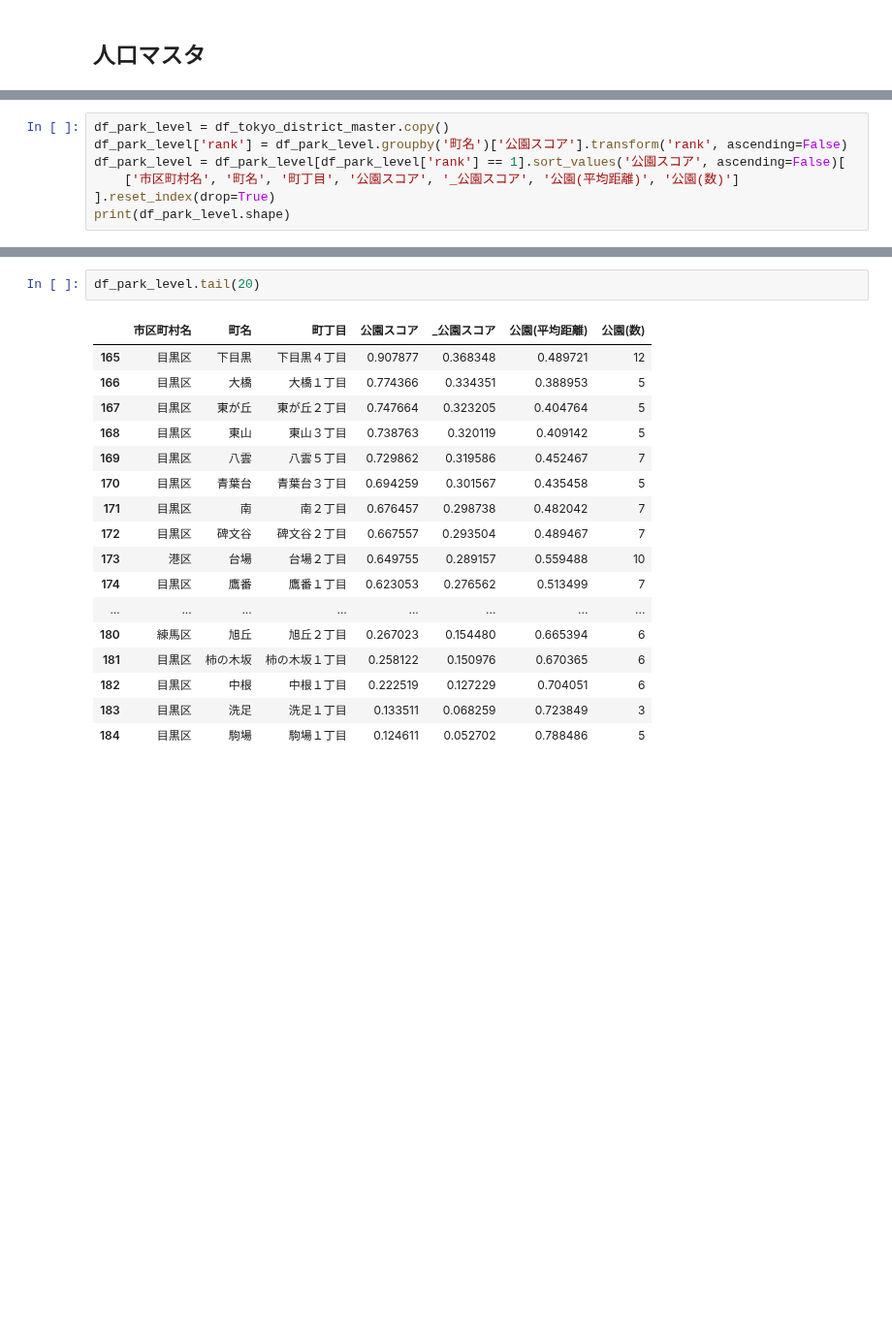
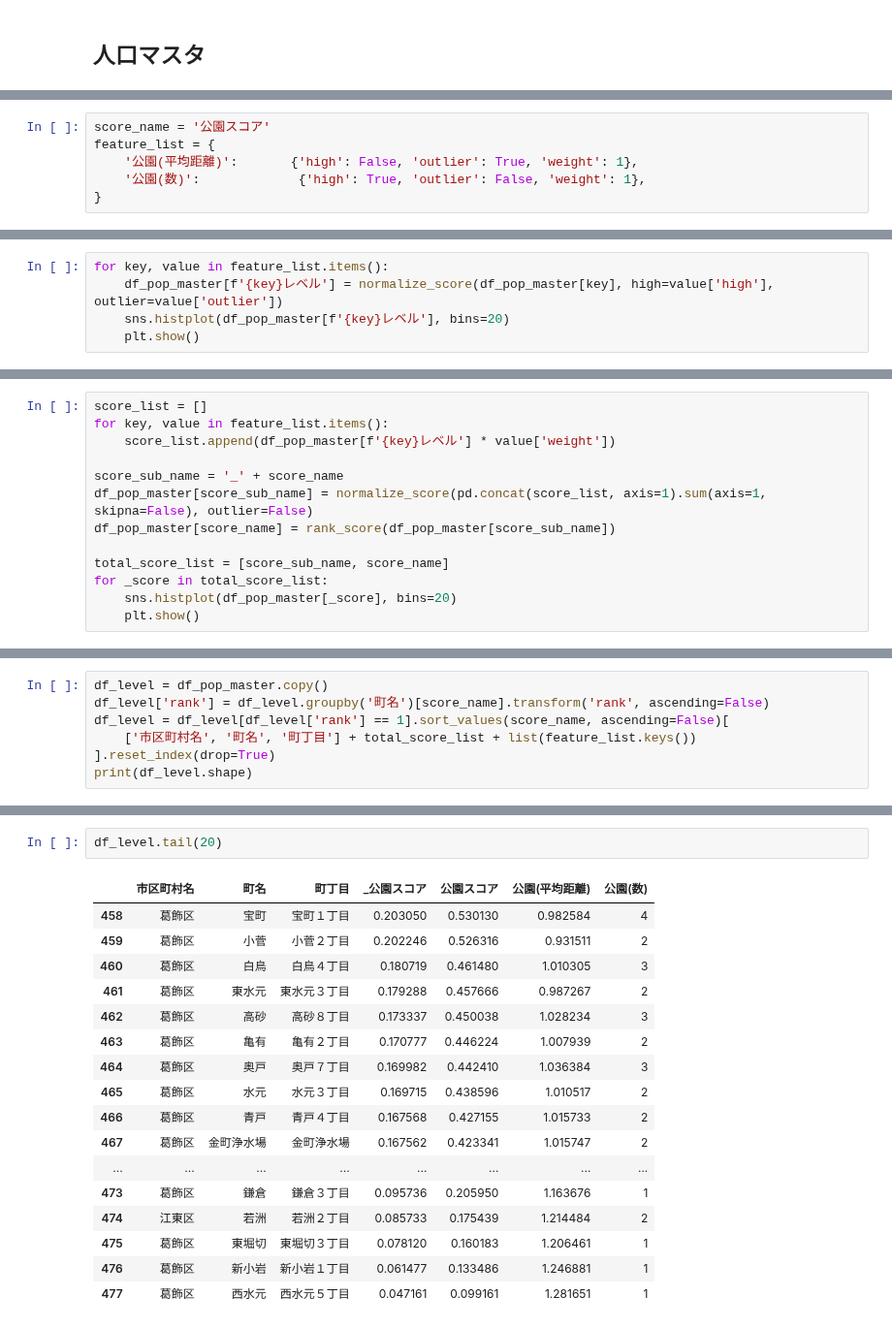
Before and after one commit to z-guard/analysis, a Jupyter notebook: notebooks/park.ipynb, the cells around one changed output, grey strips where cells are left out. Shown at 97% size. Drawn from its saved outputs; the diff is of its cells as text; blank space fills up the shorter version.

```diff
--- a/notebooks/park.ipynb
+++ b/notebooks/park.ipynb
@@ -405 +579,7 @@ plt.show()
+# %%
+score_name = '公園スコア'
+feature_list = {
+    '公園(平均距離)':       {'high': False, 'outlier': True, 'weight': 1},
+    '公園(数)':             {'high': True, 'outlier': False, 'weight': 1},
+}
 # %%
@@ -463,0 +592,5 @@ plt.show()
+# %%
+for key, value in feature_list.items():
+    df_pop_master[f'{key}レベル'] = normalize_score(df_pop_master[key], high=value['high'], outlier=value['outlier'])
+    sns.histplot(df_pop_master[f'{key}レベル'], bins=20)
+    plt.show()
@@ -463,0 +600,13 @@ plt.show()
+# %%
+score_list = []
+for key, value in feature_list.items():
+    score_list.append(df_pop_master[f'{key}レベル'] * value['weight'])
+
+score_sub_name = '_' + score_name
+df_pop_master[score_sub_name] = normalize_score(pd.concat(score_list, axis=1).sum(axis=1, skipna=False), outlier=False)
+df_pop_master[score_name] = rank_score(df_pop_master[score_sub_name])
+
+total_score_list = [score_sub_name, score_name]
+for _score in total_score_list:
+    sns.histplot(df_pop_master[_score], bins=20)
+    plt.show()
@@ -474,8 +637,8 @@ plt.show()
 # %%
-df_park_level = df_tokyo_district_master.copy()
-df_park_level['rank'] = df_park_level.groupby('町名')['公園スコア'].transform('rank', ascending=False)
-df_park_level = df_park_level[df_park_level['rank'] == 1].sort_values('公園スコア', ascending=False)[
-    ['市区町村名', '町名', '町丁目', '公園スコア', '_公園スコア', '公園(平均距離)', '公園(数)']
+df_level = df_pop_master.copy()
+df_level['rank'] = df_level.groupby('町名')[score_name].transform('rank', ascending=False)
+df_level = df_level[df_level['rank'] == 1].sort_values(score_name, ascending=False)[
+    ['市区町村名', '町名', '町丁目'] + total_score_list + list(feature_list.keys())
 ].reset_index(drop=True)
-print(df_park_level.shape)
+print(df_level.shape)
 # %% [output]
@@ -503,20 +666,20 @@ df_park_level.head(20)
 # %%
-df_park_level.tail(20)
+df_level.tail(20)
 # %% [output]
-|  | 市区町村名 | 町名 | 町丁目 | 公園スコア | _公園スコア | 公園(平均距離) | 公園(数) |
-| 165 | 目黒区 | 下目黒 | 下目黒４丁目 | 0.907877 | 0.368348 | 0.489721 | 12 |
-| 166 | 目黒区 | 大橋 | 大橋１丁目 | 0.774366 | 0.334351 | 0.388953 | 5 |
-| 167 | 目黒区 | 東が丘 | 東が丘２丁目 | 0.747664 | 0.323205 | 0.404764 | 5 |
-| 168 | 目黒区 | 東山 | 東山３丁目 | 0.738763 | 0.320119 | 0.409142 | 5 |
-| 169 | 目黒区 | 八雲 | 八雲５丁目 | 0.729862 | 0.319586 | 0.452467 | 7 |
-| 170 | 目黒区 | 青葉台 | 青葉台３丁目 | 0.694259 | 0.301567 | 0.435458 | 5 |
-| 171 | 目黒区 | 南 | 南２丁目 | 0.676457 | 0.298738 | 0.482042 | 7 |
-| 172 | 目黒区 | 碑文谷 | 碑文谷２丁目 | 0.667557 | 0.293504 | 0.489467 | 7 |
-| 173 | 港区 | 台場 | 台場２丁目 | 0.649755 | 0.289157 | 0.559488 | 10 |
-| 174 | 目黒区 | 鷹番 | 鷹番１丁目 | 0.623053 | 0.276562 | 0.513499 | 7 |
+|  | 市区町村名 | 町名 | 町丁目 | _公園スコア | 公園スコア | 公園(平均距離) | 公園(数) |
+| 458 | 葛飾区 | 宝町 | 宝町１丁目 | 0.203050 | 0.530130 | 0.982584 | 4 |
+| 459 | 葛飾区 | 小菅 | 小菅２丁目 | 0.202246 | 0.526316 | 0.931511 | 2 |
+| 460 | 葛飾区 | 白鳥 | 白鳥４丁目 | 0.180719 | 0.461480 | 1.010305 | 3 |
+| 461 | 葛飾区 | 東水元 | 東水元３丁目 | 0.179288 | 0.457666 | 0.987267 | 2 |
+| 462 | 葛飾区 | 高砂 | 高砂８丁目 | 0.173337 | 0.450038 | 1.028234 | 3 |
+| 463 | 葛飾区 | 亀有 | 亀有２丁目 | 0.170777 | 0.446224 | 1.007939 | 2 |
+| 464 | 葛飾区 | 奥戸 | 奥戸７丁目 | 0.169982 | 0.442410 | 1.036384 | 3 |
+| 465 | 葛飾区 | 水元 | 水元３丁目 | 0.169715 | 0.438596 | 1.010517 | 2 |
+| 466 | 葛飾区 | 青戸 | 青戸４丁目 | 0.167568 | 0.427155 | 1.015733 | 2 |
+| 467 | 葛飾区 | 金町浄水場 | 金町浄水場 | 0.167562 | 0.423341 | 1.015747 | 2 |
 | ... | ... | ... | ... | ... | ... | ... | ... |
-| 180 | 練馬区 | 旭丘 | 旭丘２丁目 | 0.267023 | 0.154480 | 0.665394 | 6 |
-| 181 | 目黒区 | 柿の木坂 | 柿の木坂１丁目 | 0.258122 | 0.150976 | 0.670365 | 6 |
-| 182 | 目黒区 | 中根 | 中根１丁目 | 0.222519 | 0.127229 | 0.704051 | 6 |
-| 183 | 目黒区 | 洗足 | 洗足１丁目 | 0.133511 | 0.068259 | 0.723849 | 3 |
-| 184 | 目黒区 | 駒場 | 駒場１丁目 | 0.124611 | 0.052702 | 0.788486 | 5 |
+| 473 | 葛飾区 | 鎌倉 | 鎌倉３丁目 | 0.095736 | 0.205950 | 1.163676 | 1 |
+| 474 | 江東区 | 若洲 | 若洲２丁目 | 0.085733 | 0.175439 | 1.214484 | 2 |
+| 475 | 葛飾区 | 東堀切 | 東堀切３丁目 | 0.078120 | 0.160183 | 1.206461 | 1 |
+| 476 | 葛飾区 | 新小岩 | 新小岩１丁目 | 0.061477 | 0.133486 | 1.246881 | 1 |
+| 477 | 葛飾区 | 西水元 | 西水元５丁目 | 0.047161 | 0.099161 | 1.281651 | 1 |
```
Also changed, not shown: parts of 65 cells of this notebook.
